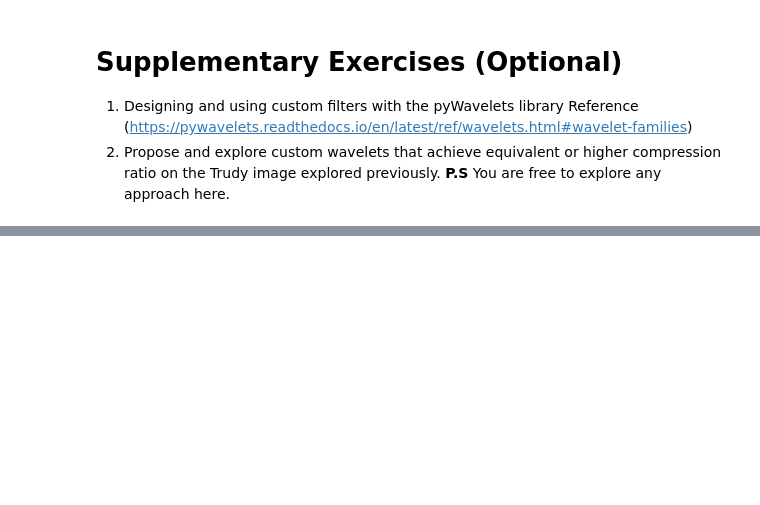
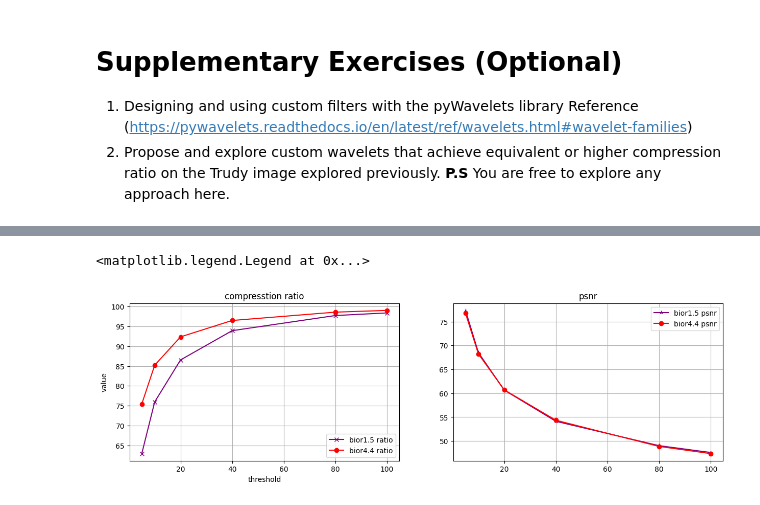
Before and after one commit to KHOUTAIBI/TSIA-TP, a Jupyter notebook: TP_Wavelets.ipynb, the cells around one changed output, grey strips where cells are left out. Cells and saved outputs as stored; diff of their text form; code cells hidden in the pictures; blank space fills up the shorter version.

```diff
--- a/TP_Wavelets.ipynb
+++ b/TP_Wavelets.ipynb
@@ -496,0 +543,68 @@ Reference (https://pywavelets.readthedocs.io/en/latest/ref/wavelets.html#wavelet
+# %%
+wavelet_1 = 'bior1.5'
+wavelet_2 = 'bior4.4'
+thresholds = [5,10,20,40,80,100]
+num_levels = 6
+
+compression_ratios_bior_1 = []
+psnr_list_bior_1 = []
+
+compression_ratios_bior_5 = []
+psnr_list_bior_5 = []
+
+# PSNR and performance of both wavelets
+for threshhold in thresholds:
+
+    bior_1_compression , bior_1_ratio= codec(input_image,
+                                       wavelet=wavelet_1,
+                                       num_levels=num_levels,
+                                       threshold=threshhold)
+
+    bior_5_compression , bior_5_ratio= codec(input_image,
+                                        wavelet=wavelet_2,
+                                        num_levels=num_levels,
+                                        threshold=threshhold)
+
+    psnr_bior_1   = psnr(input_image,bior_1_compression)
+    psnr_bior_5 = psnr(input_image,bior_5_compression)
+
+    compression_ratios_bior_1.append(bior_1_ratio)
+    compression_ratios_bior_5.append(bior_5_ratio)
+    psnr_list_bior_1.append(psnr_bior_1)
+    psnr_list_bior_5.append(psnr_bior_5)
+
+
+    print(f"- for a threshhold of {threshhold}")
+    print("___________________________________")
+    print(f"the PSNR of bior1.3 is {psnr(input_image,bior_1_compression)}")
+    print(f"the PSNR of bior4.4 is {psnr(input_image,bior_5_compression)}")
+    print("----------------------------------")
+    print(f"the compression ratio of bior1.3 is {bior_1_ratio}")
+    print(f"the compression ratio of bior4.4 is {bior_5_ratio}")
+    if (bior_1_ratio>=bior_5_ratio):
+        print("----------------------------------")
+        print(f"bior1.1 compression has better performance for threshhold {threshhold}")
+    else :
+        print("----------------------------------")
+        print(f"bior4.4 compression has better performance for threshhold {threshhold}")
+    print("___________________________________")
+
+
+fig, axes = plt.subplots(1, 2, figsize=[15, 4])
+
+axes[0].grid()
+axes[1].grid()
+
+axes[0].plot(thresholds,compression_ratios_bior_1,marker='x',color='purple')
+axes[0].plot(thresholds,compression_ratios_bior_5,marker='o',color='red')
+axes[0].set_title('compresstion ratio')
+axes[0].set_xlabel('threshold')
+axes[0].set_ylabel('value')
+axes[0].legend(['bior1.5 ratio','bior4.4 ratio'])
+
+axes[1].plot(thresholds,psnr_list_bior_1,marker='2',color='purple')
+axes[1].plot(thresholds,psnr_list_bior_5,marker='o',color='red')
+axes[1].set_title('psnr')
+axes[0].set_xlabel('threshold')
+axes[1].legend(['bior1.5 psnr','bior4.4 psnr'])
+# %% [output]
@@ -496,0 +628,2 @@ Reference (https://pywavelets.readthedocs.io/en/latest/ref/wavelets.html#wavelet
+<matplotlib.legend.Legend at 0x...>
+[figure, added]
```
Also changed, not shown: parts of 14 cells of this notebook, 3 other files.
